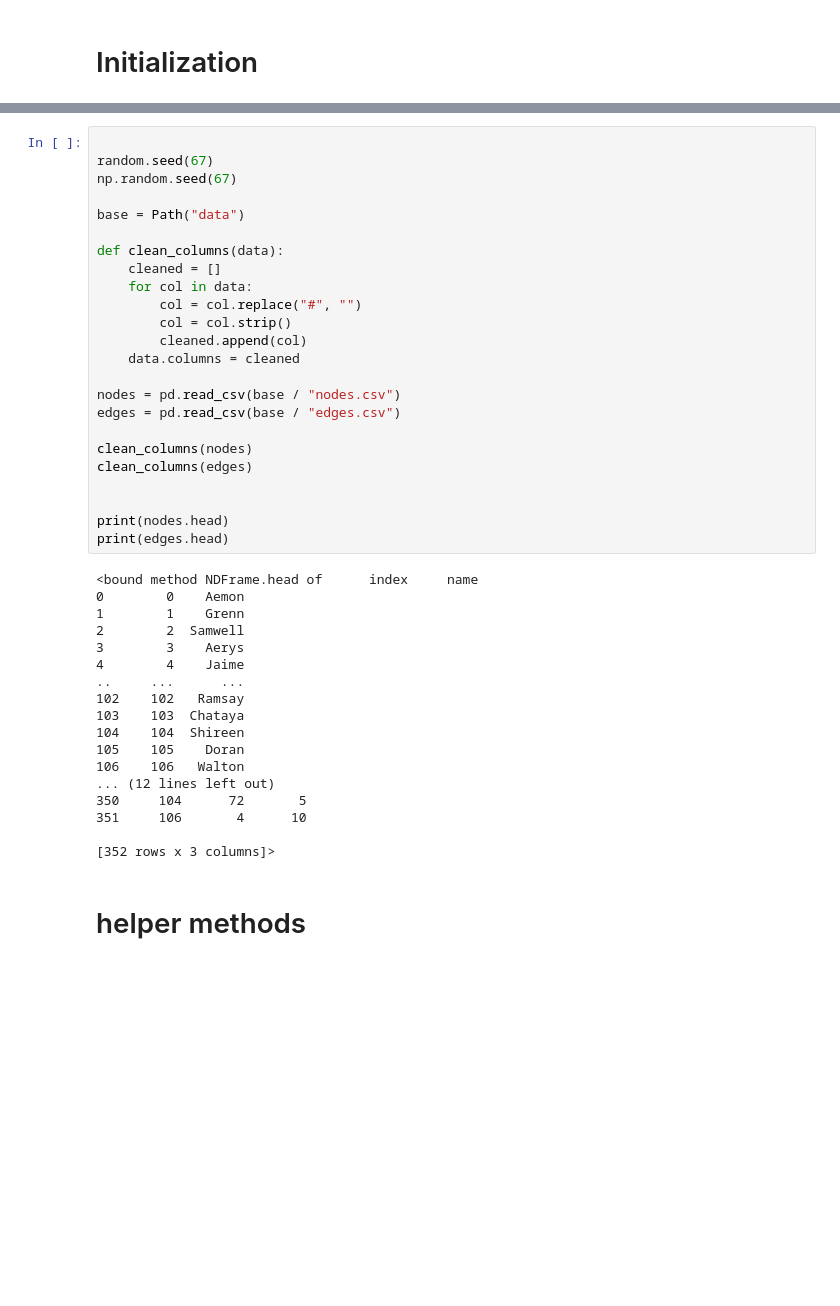
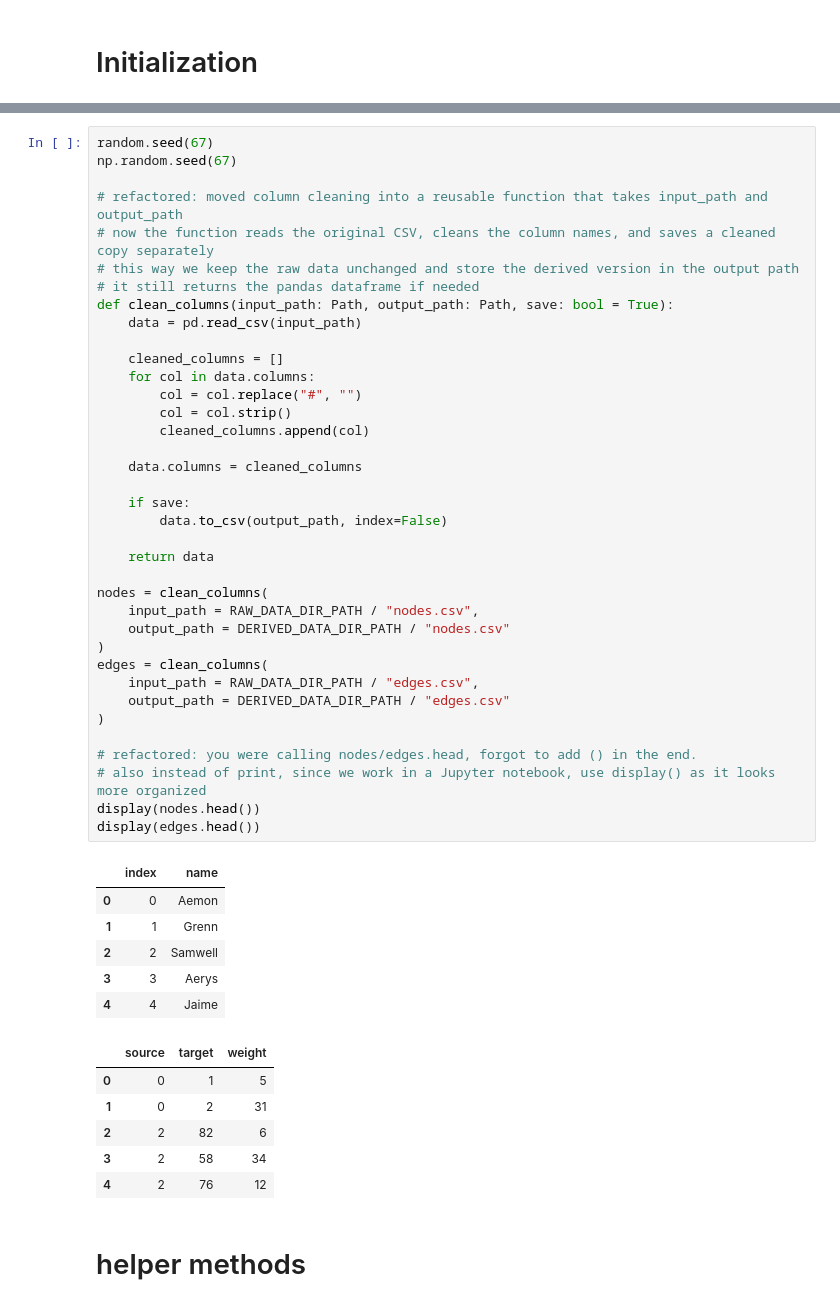
Before and after one commit to GiacomoMazz/Social_Network_Analysis_GOT, a Jupyter notebook: main.ipynb, the cells around one changed output, grey strips where cells are left out. Saved outputs shown, nothing was run; the diff lists cells and outputs as text; blank space fills up the shorter version.

```diff
--- a/main.ipynb
+++ b/main.ipynb
@@ -13,45 +29,53 @@ from pyvis.network import Network
 # %%
-
 random.seed(67)
 np.random.seed(67)
 
-base = Path("data")
+# refactored: moved column cleaning into a reusable function that takes input_path and output_path
+# now the function reads the original CSV, cleans the column names, and saves a cleaned copy separately
+# this way we keep the raw data unchanged and store the derived version in the output path
+# it still returns the pandas dataframe if needed
+def clean_columns(input_path: Path, output_path: Path, save: bool = True):
+    data = pd.read_csv(input_path)
 
-def clean_columns(data):
-    cleaned = []
-    for col in data:
+    cleaned_columns = []
+    for col in data.columns:
         col = col.replace("#", "")
         col = col.strip()
-        cleaned.append(col)
-    data.columns = cleaned
+        cleaned_columns.append(col)
 
-nodes = pd.read_csv(base / "nodes.csv")
-edges = pd.read_csv(base / "edges.csv")
+    data.columns = cleaned_columns
 
-clean_columns(nodes)
-clean_columns(edges)
+    if save:
+        data.to_csv(output_path, index=False)
 
+    return data
 
-print(nodes.head)
-print(edges.head)
+nodes = clean_columns(
+    input_path = RAW_DATA_DIR_PATH / "nodes.csv",
+    output_path = DERIVED_DATA_DIR_PATH / "nodes.csv"
+)
+edges = clean_columns(
+    input_path = RAW_DATA_DIR_PATH / "edges.csv",
+    output_path = DERIVED_DATA_DIR_PATH / "edges.csv"
+)
+
+# refactored: you were calling nodes/edges.head, forgot to add () in the end.
+# also instead of print, since we work in a Jupyter notebook, use display() as it looks more organized
+display(nodes.head())
+display(edges.head())
 # %% [output]
-<bound method NDFrame.head of      index     name
-0        0    Aemon
-1        1    Grenn
-2        2  Samwell
-3        3    Aerys
-4        4    Jaime
-..     ...      ...
-102    102   Ramsay
-103    103  Chataya
-104    104  Shireen
-105    105    Doran
-106    106   Walton
-... (12 lines left out)
-350     104      72       5
-351     106       4      10
-
-[352 rows x 3 columns]>
+|  | index | name |
+| 0 | 0 | Aemon |
+| 1 | 1 | Grenn |
+| 2 | 2 | Samwell |
+| 3 | 3 | Aerys |
+| 4 | 4 | Jaime |
+|  | source | target | weight |
+| 0 | 0 | 1 | 5 |
+| 1 | 0 | 2 | 31 |
+| 2 | 2 | 82 | 6 |
+| 3 | 2 | 58 | 34 |
+| 4 | 2 | 76 | 12 |
 # %% [markdown]
 # helper methods
 # %%
```
Also changed, not shown: parts of 10 cells of this notebook, 7 other files.
